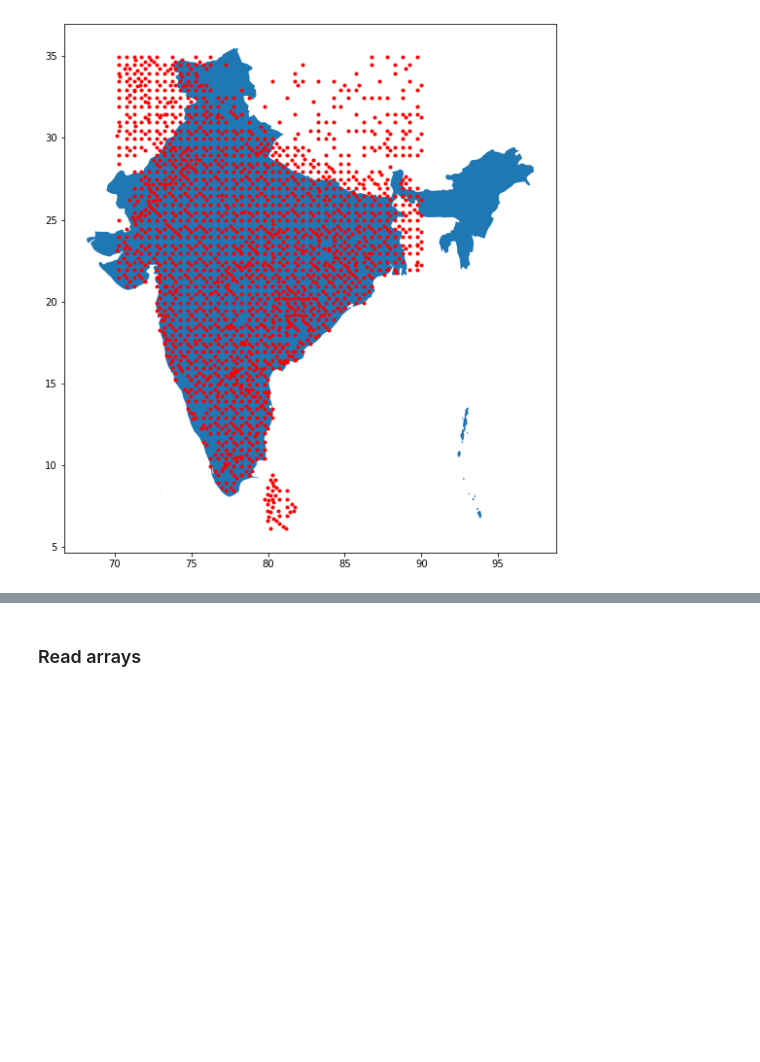
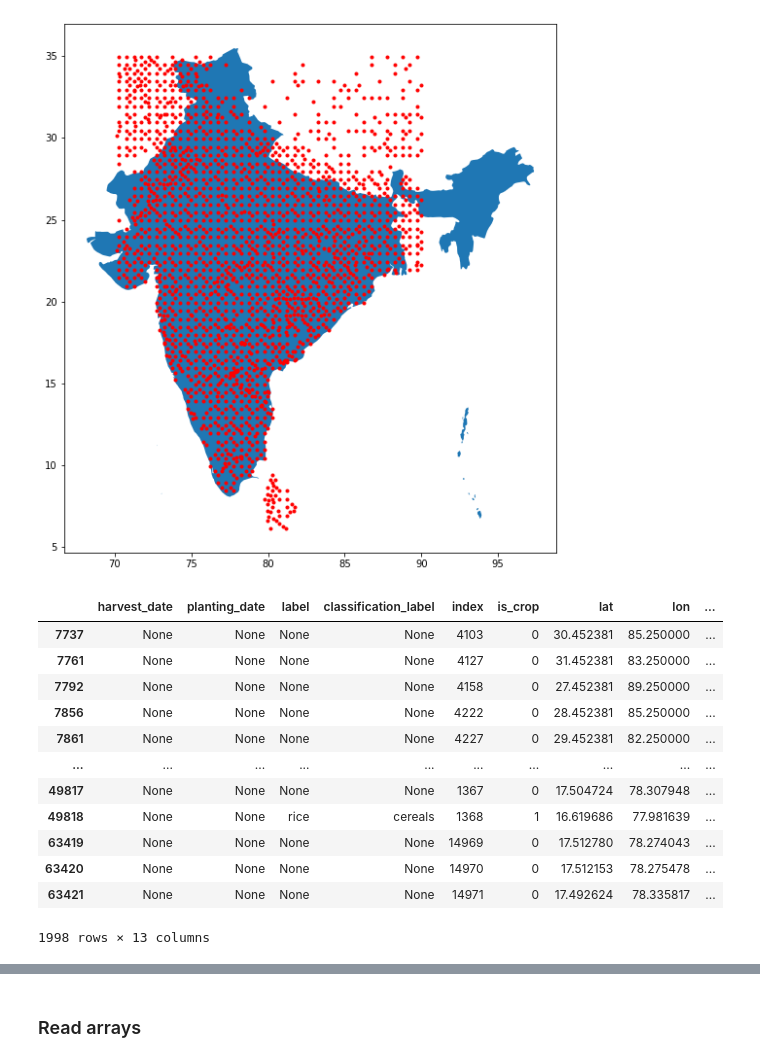
Before and after one commit to YourVirtualColdChainAssistant/MLsat-cropland-himachal, a Jupyter notebook: notebooks/cropharvest.ipynb, the cells around one changed output, grey strips where cells are left out. Saved outputs shown, nothing was run; the diff lists cells and outputs as text; code cells hidden in the pictures; blank space fills up the shorter version.

```diff
--- a/notebooks/cropharvest.ipynb
+++ b/notebooks/cropharvest.ipynb
@@ -294,0 +290,16 @@ plt.savefig('../figs/India_geowiki.png')
+# %%
+india_points
+# %% [output]
+|  | harvest_date | planting_date | label | classification_label | index | is_crop | lat | lon | ... |
+| 7737 | None | None | None | None | 4103 | 0 | 30.452381 | 85.250000 | ... |
+| 7761 | None | None | None | None | 4127 | 0 | 31.452381 | 83.250000 | ... |
+| 7792 | None | None | None | None | 4158 | 0 | 27.452381 | 89.250000 | ... |
+| 7856 | None | None | None | None | 4222 | 0 | 28.452381 | 85.250000 | ... |
+| 7861 | None | None | None | None | 4227 | 0 | 29.452381 | 82.250000 | ... |
+| ... | ... | ... | ... | ... | ... | ... | ... | ... | ... |
+| 49817 | None | None | None | None | 1367 | 0 | 17.504724 | 78.307948 | ... |
+| 49818 | None | None | rice | cereals | 1368 | 1 | 16.619686 | 77.981639 | ... |
+| 63419 | None | None | None | None | 14969 | 0 | 17.512780 | 78.274043 | ... |
+| 63420 | None | None | None | None | 14970 | 0 | 17.512153 | 78.275478 | ... |
+| 63421 | None | None | None | None | 14971 | 0 | 17.492624 | 78.335817 | ... |
+1998 rows × 13 columns
```
Also changed, not shown: parts of 9 cells of this notebook, 44 other files.
